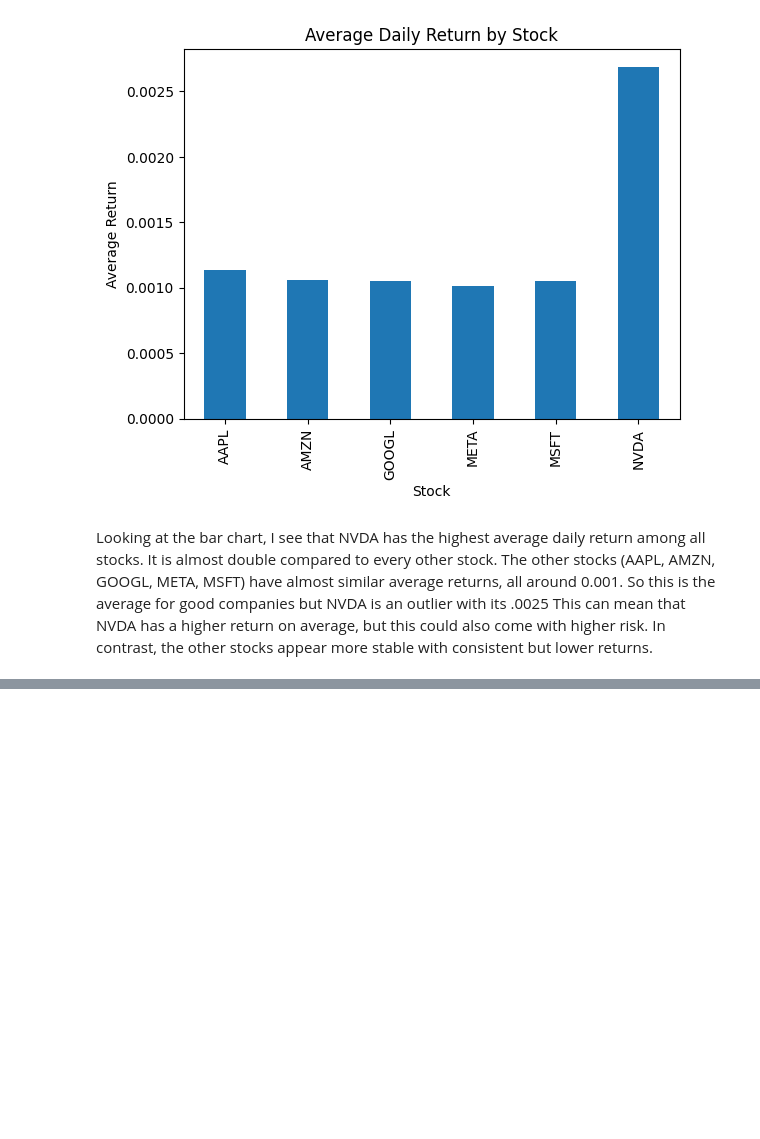
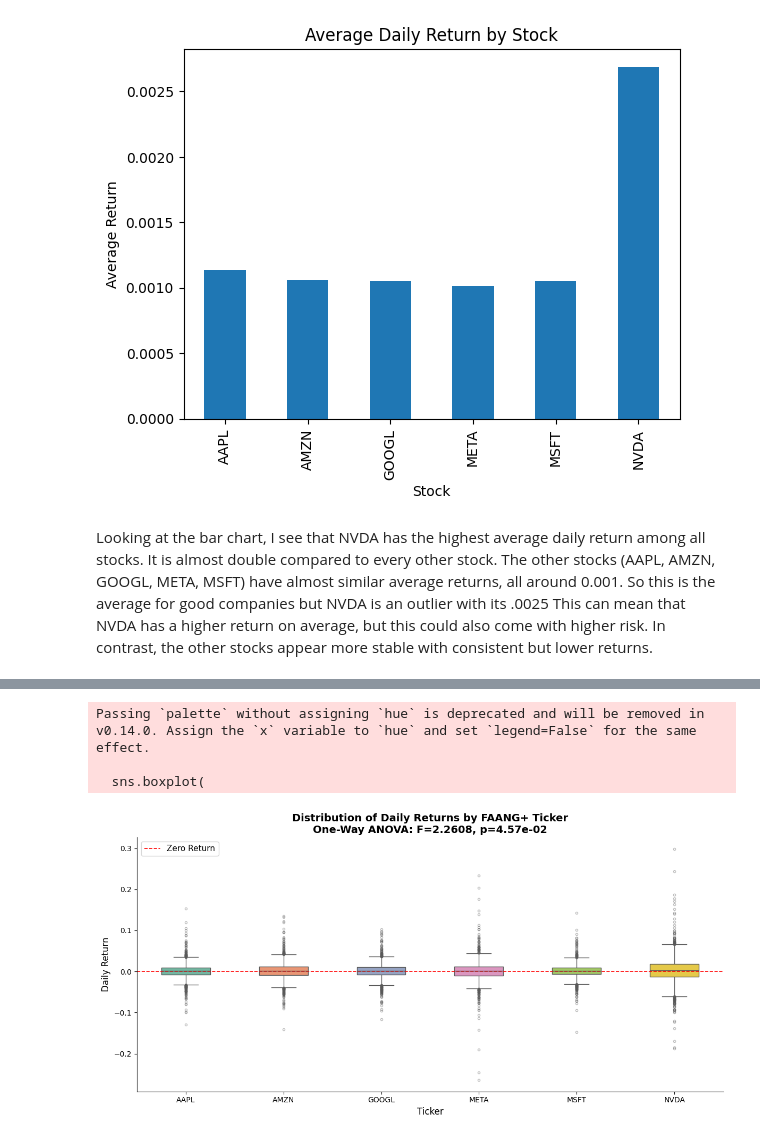
Before and after one commit to jli433/CMSC320_Final_Project, a Jupyter notebook: data.ipynb, the cells around one changed output, grey strips where cells are left out. Cells and saved outputs as stored; diff of their text form; code cells hidden in the pictures; blank space fills up the shorter version.

```diff
--- a/data.ipynb
+++ b/data.ipynb
@@ -115,0 +147,31 @@ This can mean that NVDA has a higher return on average, but this could also come
+# %%
+fig, ax = plt.subplots(figsize=(12, 6))
+
+sns.boxplot(
+    data=stocks_df,
+    x='Ticker',
+    y='Daily_Return',
+    palette='Set2',
+    width=0.5,
+    flierprops=dict(marker='o', markersize=3, alpha=0.4),
+    ax=ax
+)
+
+ax.axhline(0, color='red', linestyle='--', linewidth=1.2, label='Zero Return')
+
+ax.set_title(
+    f'Distribution of Daily Returns by FAANG+ Ticker\n'
+    f'One-Way ANOVA: F={f_stat:.4f}, p={p_value:.2e}',
+    fontsize=14, fontweight='bold'
+)
+ax.set_xlabel('Ticker', fontsize=12)
+ax.set_ylabel('Daily Return', fontsize=12)
+ax.legend(fontsize=11)
+sns.despine()
+plt.tight_layout()
+plt.show()
+# %% [output]
+Passing `palette` without assigning `hue` is deprecated and will be removed in v0.14.0. Assign the `x` variable to `hue` and set `legend=False` for the same effect.
+
+  sns.boxplot(
+[figure, added]
```
Also changed, not shown: parts of 5 cells of this notebook.
